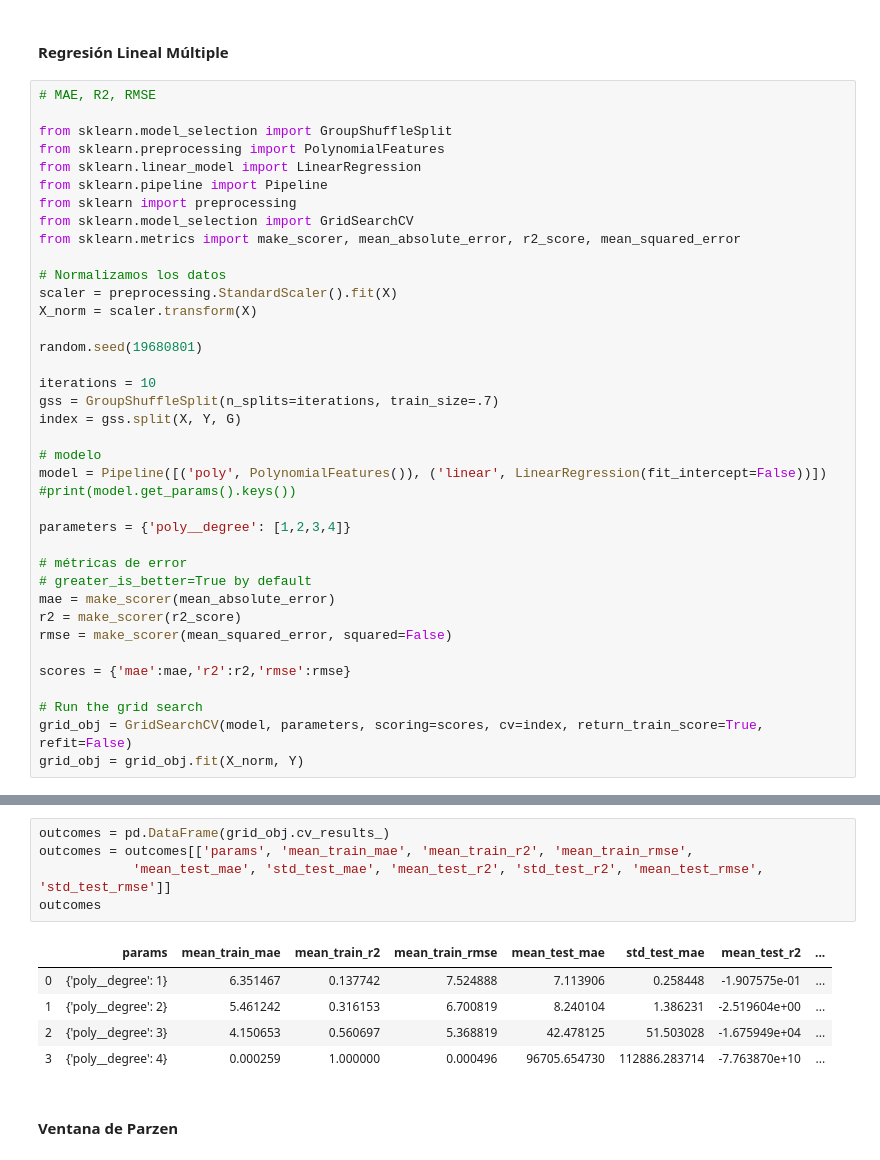
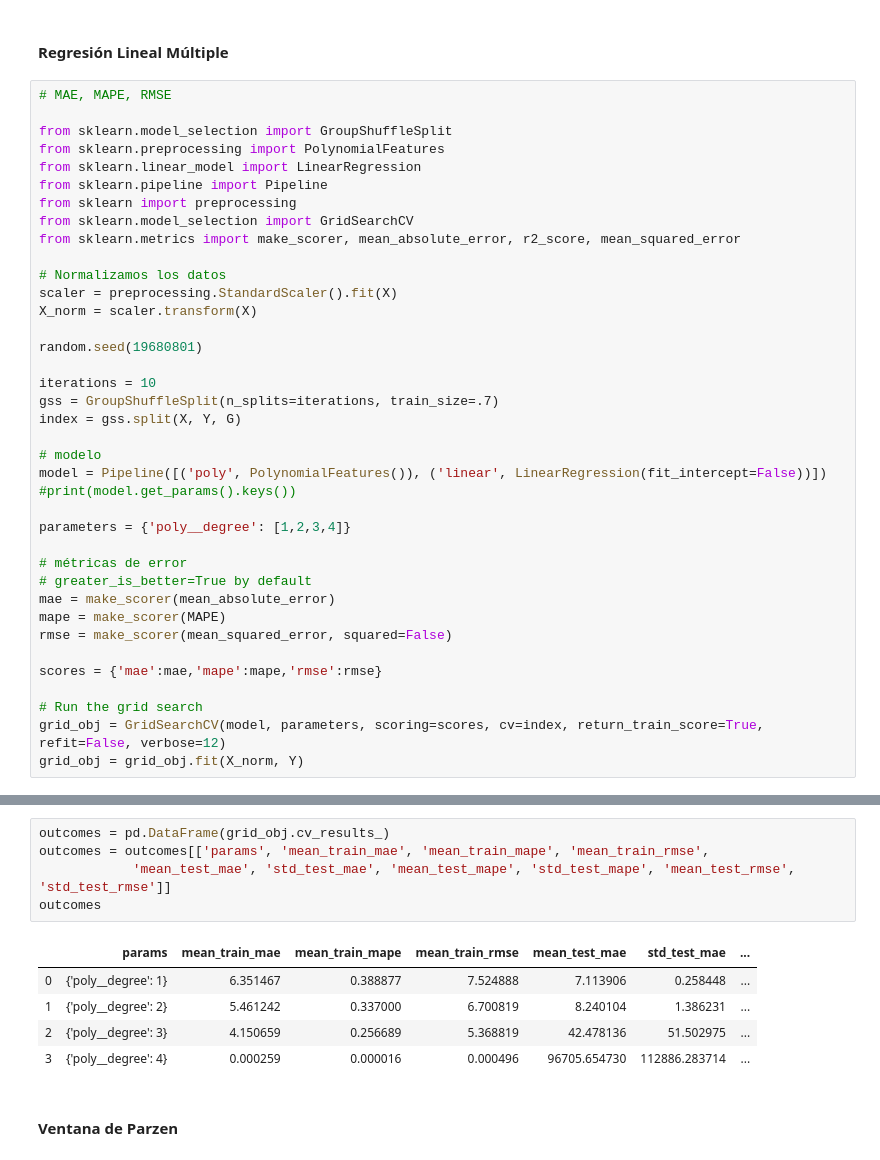
Before and after one commit to kevinmaiden7/ML_ParkinsonDisease, a Jupyter notebook: GSCV.ipynb, the cells around one changed output, grey strips where cells are left out. Drawn from its saved outputs; the diff is of its cells as text.

Commit message:
new outcomes_code

```diff
--- a/GSCV.ipynb
+++ b/GSCV.ipynb
@@ -57,7 +57,7 @@ def MAPE(Y, Y_est):
 # %% [markdown]
 #### Regresión Lineal Múltiple
 # %%
-# MAE, R2, RMSE
+# MAE, MAPE, RMSE
 
 from sklearn.model_selection import GroupShuffleSplit
 from sklearn.preprocessing import PolynomialFeatures
@@ -86,11 +86,11 @@ parameters = {'poly__degree': [1,2,3,4]}
 # métricas de error
 # greater_is_better=True by default
 mae = make_scorer(mean_absolute_error)
-r2 = make_scorer(r2_score)
+mape = make_scorer(MAPE)
 rmse = make_scorer(mean_squared_error, squared=False)
 
-scores = {'mae':mae,'r2':r2,'rmse':rmse}
+scores = {'mae':mae,'mape':mape,'rmse':rmse}
 
 # Run the grid search
-grid_obj = GridSearchCV(model, parameters, scoring=scores, cv=index, return_train_score=True, refit=False)
+grid_obj = GridSearchCV(model, parameters, scoring=scores, cv=index, return_train_score=True, refit=False, verbose=12)
 grid_obj = grid_obj.fit(X_norm, Y)
@@ -97,14 +155,14 @@ grid_obj = grid_obj.fit(X_norm, Y)
 # %%
 outcomes = pd.DataFrame(grid_obj.cv_results_)
-outcomes = outcomes[['params', 'mean_train_mae', 'mean_train_r2', 'mean_train_rmse',
-            'mean_test_mae', 'std_test_mae', 'mean_test_r2', 'std_test_r2', 'mean_test_rmse', 'std_test_rmse']]
+outcomes = outcomes[['params', 'mean_train_mae', 'mean_train_mape', 'mean_train_rmse',
+            'mean_test_mae', 'std_test_mae', 'mean_test_mape', 'std_test_mape', 'mean_test_rmse', 'std_test_rmse']]
 outcomes
 # %% [output]
-|  | params | mean_train_mae | mean_train_r2 | mean_train_rmse | mean_test_mae | std_test_mae | mean_test_r2 | ... |
-| 0 | {'poly__degree': 1} | 6.351467 | 0.137742 | 7.524888 | 7.113906 | 0.258448 | -1.907575e-01 | ... |
-| 1 | {'poly__degree': 2} | 5.461242 | 0.316153 | 6.700819 | 8.240104 | 1.386231 | -2.519604e+00 | ... |
-| 2 | {'poly__degree': 3} | 4.150653 | 0.560697 | 5.368819 | 42.478125 | 51.503028 | -1.675949e+04 | ... |
-| 3 | {'poly__degree': 4} | 0.000259 | 1.000000 | 0.000496 | 96705.654730 | 112886.283714 | -7.763870e+10 | ... |
+|  | params | mean_train_mae | mean_train_mape | mean_train_rmse | mean_test_mae | std_test_mae | ... |
+| 0 | {'poly__degree': 1} | 6.351467 | 0.388877 | 7.524888 | 7.113906 | 0.258448 | ... |
+| 1 | {'poly__degree': 2} | 5.461242 | 0.337000 | 6.700819 | 8.240104 | 1.386231 | ... |
+| 2 | {'poly__degree': 3} | 4.150659 | 0.256689 | 5.368819 | 42.478136 | 51.502975 | ... |
+| 3 | {'poly__degree': 4} | 0.000259 | 0.000016 | 0.000496 | 96705.654730 | 112886.283714 | ... |
 # %% [markdown]
 #### Ventana de Parzen
 # %%
```
Also changed, not shown: parts of 5 cells of this notebook.
